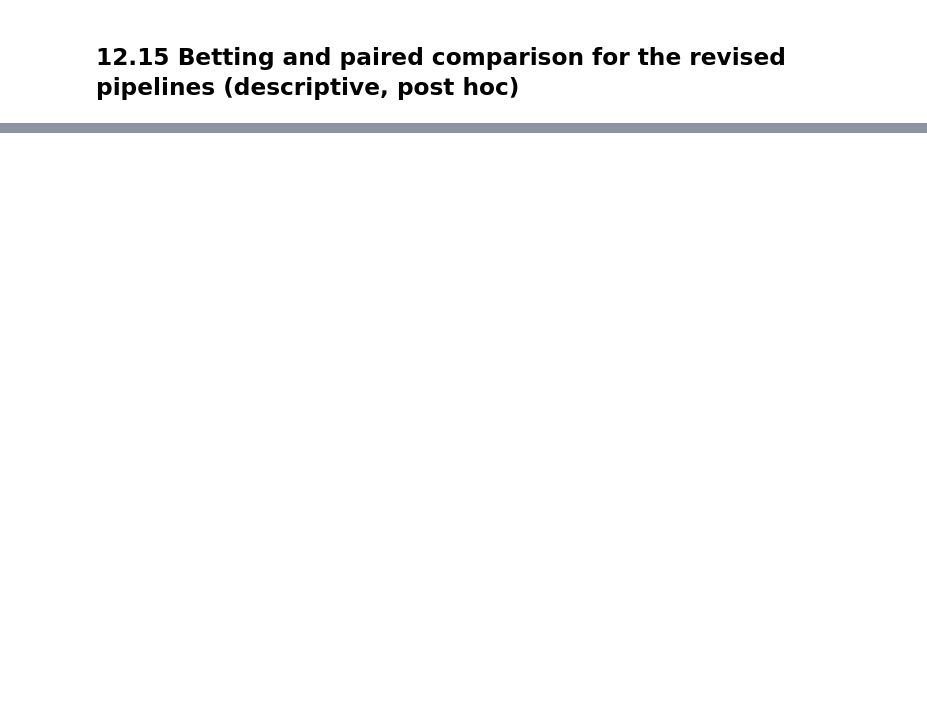
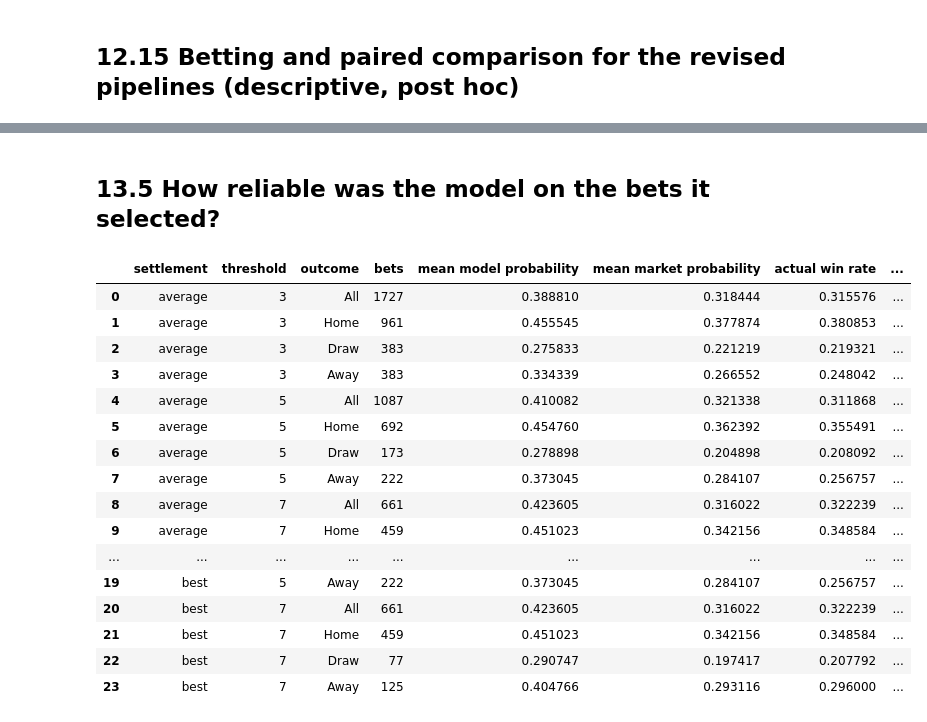
Before and after one commit to CameronTotham/RPDA8412_Notebook, a Jupyter notebook: RPDA8412_Notebook_upload/RPDA8412_Market_Efficiency.ipynb, the cells around one changed output, grey strips where cells are left out. Saved outputs shown, nothing was run; the diff lists cells and outputs as text; code cells hidden in the pictures; blank space fills up the shorter version.

```diff
--- a/RPDA8412_Notebook_upload/RPDA8412_Market_Efficiency.ipynb
+++ b/RPDA8412_Notebook_upload/RPDA8412_Market_Efficiency.ipynb
@@ -1528,0 +1535,11 @@ rev_bet.T
+# %%
+import hashlib
+_review2_start = time.perf_counter()
+R2 = OUT / "review2"; R2.mkdir(exist_ok=True)
+_h = hashlib.sha256()
+with open(DB_PATH, "rb") as fh:
+    for chunk in iter(lambda: fh.read(1 << 20), b""):
+        _h.update(chunk)
+db_id = pd.Series({"file": "database.sqlite", "size in bytes": DB_PATH.stat().st_size, "sha256": _h.hexdigest()}, name="value").to_frame()
+db_id.to_csv(R2 / "database_identity.csv")
+db_id
@@ -1528,0 +1735,35 @@ rev_bet.T
+# %% [markdown]
+## 13.5 How reliable was the model on the bets it selected?
+# %%
+rows = []
+for settle, odds in (("average", odds_avg), ("best", odds_max)):
+    for t in (.03, .05, .07):
+        full = edge > t
+        for lab, keep in [("All", np.ones(3, bool))] + [(LAB[k], np.eye(3, dtype=bool)[k]) for k in range(3)]:
+            mask = full & keep; n = mask.sum(1); nw = (mask & won).sum(1); sm = (P_SEL * mask).sum(1); sk = (P_MKT[te] * mask).sum(1)
+            lo1, hi1, _ = ci(lambda ix: (sm[ix].sum() - nw[ix].sum()) / n[ix].sum() * 100, BLOCK)
+            lo2, hi2, _ = ci(lambda ix: (sk[ix].sum() - nw[ix].sum()) / n[ix].sum() * 100, BLOCK)
+            rows.append({"settlement": settle, "threshold": int(t*100), "outcome": lab, "bets": int(mask.sum()), "mean model probability": P_SEL[mask].mean(), "mean market probability": P_MKT[te][mask].mean(),
+                         "actual win rate": won[mask].mean(), "mean odds": odds[mask].mean(), "model expected ROI": (P_SEL[mask] * odds[mask]).mean() - 1, "market expected ROI": (P_MKT[te][mask] * odds[mask]).mean() - 1,
+                         "realised ROI": roi(mask, odds), "model minus actual, points": (P_SEL[mask].mean() - won[mask].mean()) * 100, "model low": lo1, "model high": hi1,
+                         "market minus actual, points": (P_MKT[te][mask].mean() - won[mask].mean()) * 100, "market low": lo2, "market high": hi2})
+sel_rel = pd.DataFrame(rows); sel_rel.to_csv(R2 / "selected_bet_reliability.csv", index=False)
+sel_rel
+# %% [output]
+|  | settlement | threshold | outcome | bets | mean model probability | mean market probability | actual win rate | ... |
+| 0 | average | 3 | All | 1727 | 0.388810 | 0.318444 | 0.315576 | ... |
+| 1 | average | 3 | Home | 961 | 0.455545 | 0.377874 | 0.380853 | ... |
+| 2 | average | 3 | Draw | 383 | 0.275833 | 0.221219 | 0.219321 | ... |
+| 3 | average | 3 | Away | 383 | 0.334339 | 0.266552 | 0.248042 | ... |
+| 4 | average | 5 | All | 1087 | 0.410082 | 0.321338 | 0.311868 | ... |
+| 5 | average | 5 | Home | 692 | 0.454760 | 0.362392 | 0.355491 | ... |
+| 6 | average | 5 | Draw | 173 | 0.278898 | 0.204898 | 0.208092 | ... |
+| 7 | average | 5 | Away | 222 | 0.373045 | 0.284107 | 0.256757 | ... |
+| 8 | average | 7 | All | 661 | 0.423605 | 0.316022 | 0.322239 | ... |
+| 9 | average | 7 | Home | 459 | 0.451023 | 0.342156 | 0.348584 | ... |
+| ... | ... | ... | ... | ... | ... | ... | ... | ... |
+| 19 | best | 5 | Away | 222 | 0.373045 | 0.284107 | 0.256757 | ... |
+| 20 | best | 7 | All | 661 | 0.423605 | 0.316022 | 0.322239 | ... |
+| 21 | best | 7 | Home | 459 | 0.451023 | 0.342156 | 0.348584 | ... |
+| 22 | best | 7 | Draw | 77 | 0.290747 | 0.197417 | 0.207792 | ... |
+| 23 | best | 7 | Away | 125 | 0.404766 | 0.293116 | 0.296000 | ... |
```
Also changed, not shown: parts of 16 cells of this notebook, 29 other files.
